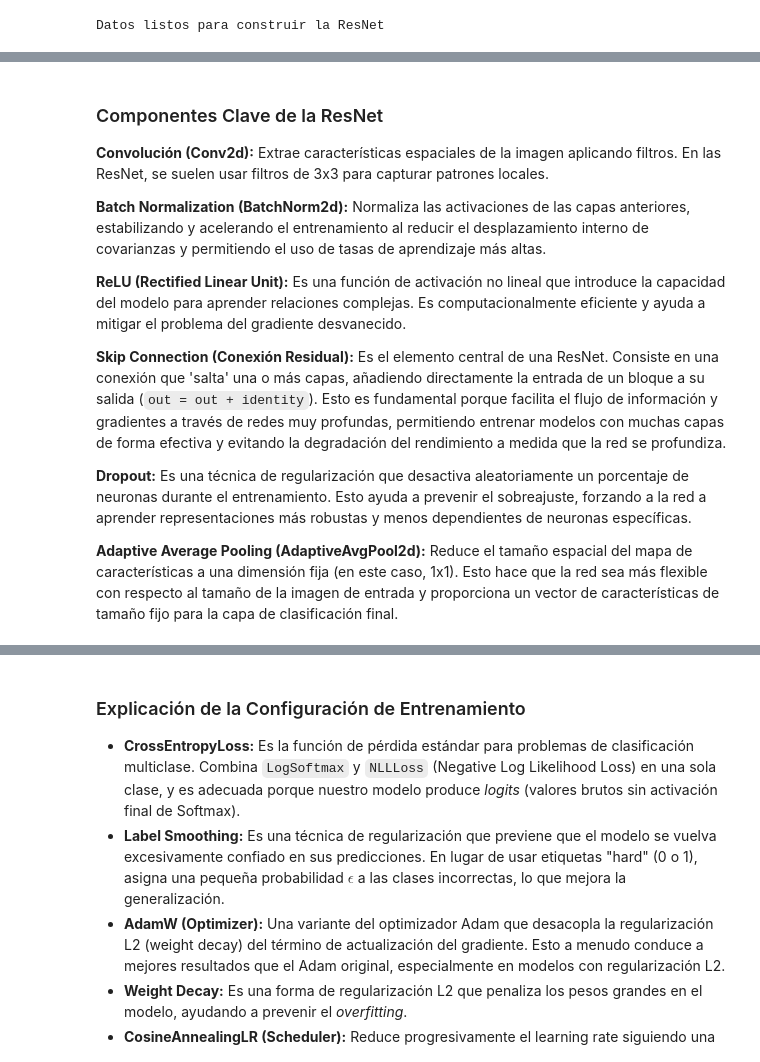
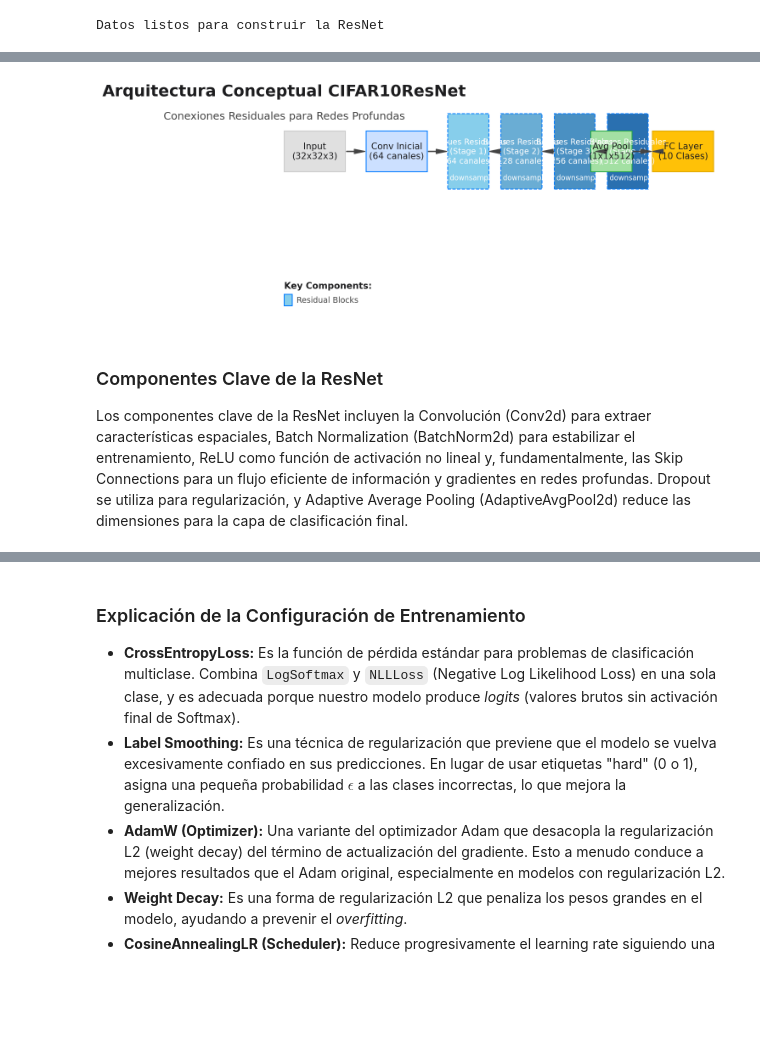
Before and after one commit to luisferojedat/claimai-policy-analyzer, a Jupyter notebook: Actividad2_CNN_LFOT(1).ipynb, the cells around one changed output, grey strips where cells are left out. Saved outputs shown, nothing was run; the diff lists cells and outputs as text; code cells hidden in the pictures; blank space fills up the shorter version.

```diff
--- a/Actividad2_CNN_LFOT(1).ipynb
+++ b/Actividad2_CNN_LFOT(1).ipynb
@@ -562,7 +542,7 @@ import matplotlib.patches as patches
 
 fig, ax = plt.subplots(figsize=(10, 4), dpi=150)
 apple_axes(ax)
-ax.set_xlim(0, 10)
+ax.set_xlim(0, 11.2)
 ax.set_ylim(0, 4)
 ax.axis('off')
 
@@ -591,44 +571,32 @@ block_channels = ['64 canales', '128 canales', '256 canales', '512 canales']
 
 start_x = 4.5
 for i in range(4):
     ax.add_patch(patches.Rectangle((start_x + i * 1.3, 2.2), 1.0, 1.3, facecolor=block_colors[i], edgecolor='#007aff', linewidth=1, linestyle='--'))
     ax.text(start_x + i * 1.3 + 0.5, 2.85, block_labels[i] + f'\n({block_channels[i]})', ha='center', va='center', fontsize=9, color='#ffffff')
     ax.text(start_x + i * 1.3 + 0.5, 2.4, '↓ downsample', ha='center', va='center', fontsize=8, color='#ffffff')
     if i < 3:
         ax.annotate('', xy=(start_x + (i + 1) * 1.3 - 0.3, 2.85), xytext=(start_x + i * 1.3 + 1.0 + 0.3, 2.85), arrowprops=dict(facecolor='#444444', edgecolor='#444444', shrink=0.05, width=0.5, headwidth=5))
 
 # Flecha hacia Pooling
 ax.annotate('', xy=(start_x + 4 * 1.3 - 0.2, 2.85), xytext=(start_x + 3 * 1.3 + 1.0 + 0.2, 2.85), arrowprops=dict(facecolor='#444444', edgecolor='#444444', shrink=0.05, width=0.5, headwidth=5))
 
 # AdaptiveAvgPool
 ax.add_patch(patches.Rectangle((8.0, 2.5), 1.0, 0.7, facecolor='#a3e0a3', edgecolor='#28a745', linewidth=1))
 ax.text(8.5, 2.85, 'Avg Pool\n(1x1x512)', ha='center', va='center', fontsize=10, color='#1d1d1f')
 
 # Flecha hacia FC
 ax.annotate('', xy=(9.5, 2.85), xytext=(9.0, 2.85), arrowprops=dict(facecolor='#444444', edgecolor='#444444', shrink=0.05, width=0.5, headwidth=5))
 
 # Fully Connected Layer
 ax.add_patch(patches.Rectangle((9.5, 2.5), 1.5, 0.7, facecolor='#ffc107', edgecolor='#e0a800', linewidth=1))
 ax.text(10.25, 2.85, 'FC Layer\n(10 Clases)', ha='center', va='center', fontsize=10, color='#1d1d1f')
 
 # Leyenda (simplificada)
 ax.text(0.5, 0.5, 'Key Components:', fontsize=10, fontweight='bold', color='#1d1d1f')
 ax.add_patch(patches.Rectangle((0.5, 0.2), 0.2, 0.2, facecolor='#87ceeb', edgecolor='#007aff', linewidth=1))
 ax.text(0.8, 0.3, 'Residual Blocks', va='center', fontsize=9, color='#444444')
 
 plt.tight_layout()
 plt.show()
+# %% [output]
+[figure, added]
-# %% [markdown]
-### Componentes Clave de la ResNet
-
-**Convolución (Conv2d):** Extrae características espaciales de la imagen aplicando filtros. En las ResNet, se suelen usar filtros de 3x3 para capturar patrones locales.
-
-**Batch Normalization (BatchNorm2d):** Normaliza las activaciones de las capas anteriores, estabilizando y acelerando el entrenamiento al reducir el desplazamiento interno de covarianzas y permitiendo el uso de tasas de aprendizaje más altas.
-
-**ReLU (Rectified Linear Unit):** Es una función de activación no lineal que introduce la capacidad del modelo para aprender relaciones complejas. Es computacionalmente eficiente y ayuda a mitigar el problema del gradiente desvanecido.
-
-**Skip Connection (Conexión Residual):** Es el elemento central de una ResNet. Consiste en una conexión que 'salta' una o más capas, añadiendo directamente la entrada de un bloque a su salida (`out = out + identity`). Esto es fundamental porque facilita el flujo de información y gradientes a través de redes muy profundas, permitiendo entrenar modelos con muchas capas de forma efectiva y evitando la degradación del rendimiento a medida que la red se profundiza.
-
-**Dropout:** Es una técnica de regularización que desactiva aleatoriamente un porcentaje de neuronas durante el entrenamiento. Esto ayuda a prevenir el sobreajuste, forzando a la red a aprender representaciones más robustas y menos dependientes de neuronas específicas.
-
-**Adaptive Average Pooling (AdaptiveAvgPool2d):** Reduce el tamaño espacial del mapa de características a una dimensión fija (en este caso, 1x1). Esto hace que la red sea más flexible con respecto al tamaño de la imagen de entrada y proporciona un vector de características de tamaño fijo para la capa de clasificación final.
@@ -637,2 +603,6 @@ plt.show()
+# %% [markdown]
+### Componentes Clave de la ResNet
+
+Los componentes clave de la ResNet incluyen la Convolución (Conv2d) para extraer características espaciales, Batch Normalization (BatchNorm2d) para estabilizar el entrenamiento, ReLU como función de activación no lineal y, fundamentalmente, las Skip Connections para un flujo eficiente de información y gradientes en redes profundas. Dropout se utiliza para regularización, y Adaptive Average Pooling (AdaptiveAvgPool2d) reduce las dimensiones para la capa de clasificación final.
 # %%
 print("Arquitectura: ResNet para CIFAR-10 lista.")
```
Also changed, not shown: parts of 128 cells of this notebook.
